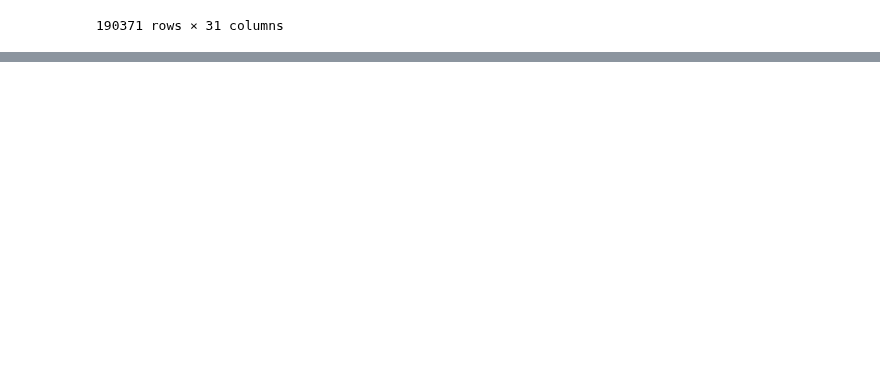
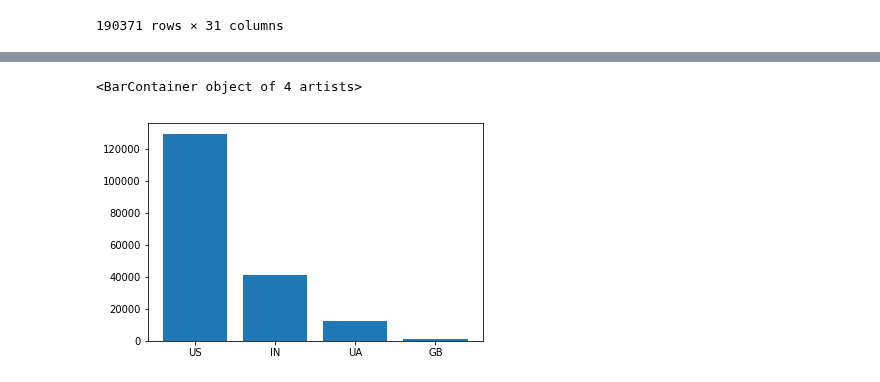
Before and after one commit to prkrishnan1/Simmer_DSS_SP20_Project_1, a Jupyter notebook: EDA.ipynb, the cells around one changed output, grey strips where cells are left out. Saved outputs shown, nothing was run; the diff lists cells and outputs as text; code cells hidden in the pictures; blank space fills up the shorter version.

```diff
--- a/EDA.ipynb
+++ b/EDA.ipynb
@@ -167,0 +186,7 @@ past7Months
+# %%
+series = past7Months['properties.mp_country_code'].value_counts()
+region = series[series > 1000] #More than 1000 records of country_code
+plt.bar(region.index, region.values)
+# %% [output]
+<BarContainer object of 4 artists>
+[figure, added]
```
Also changed, not shown: parts of 8 cells of this notebook.
